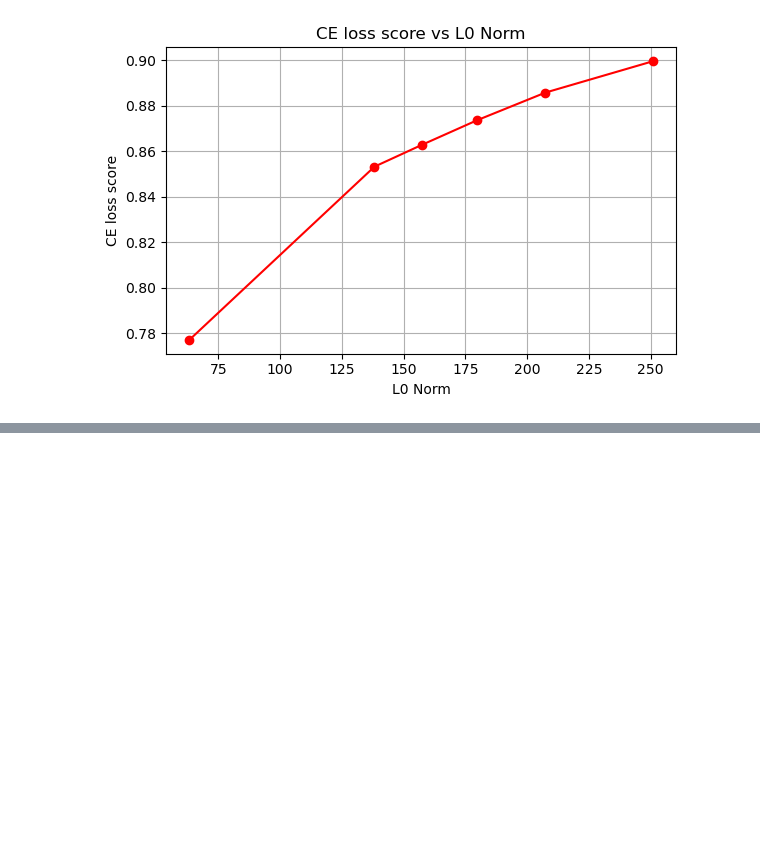
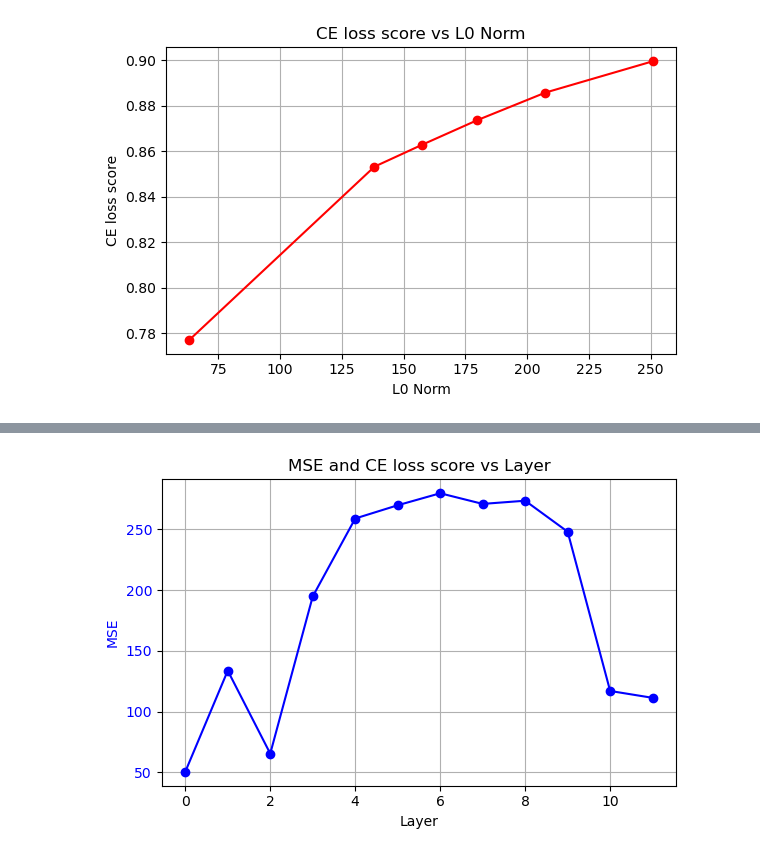
Before and after one commit to IamKrill1n/SAE, a Jupyter notebook: results.ipynb, the cells around one changed output, grey strips where cells are left out. Cells and saved outputs as stored; diff of their text form; code cells hidden in the pictures; blank space fills up the shorter version.

Commit message:
better visualize

```diff
--- a/results.ipynb
+++ b/results.ipynb
@@ -61,0 +115,7 @@ plt.show()
+# %%
+# Plot 3: MSE and CE loss score vs Layer
+
+plt.tight_layout()
+plt.show()
+# %% [output]
+[figure, added]
```
Also changed, not shown: parts of 6 cells of this notebook, 4 other files.
